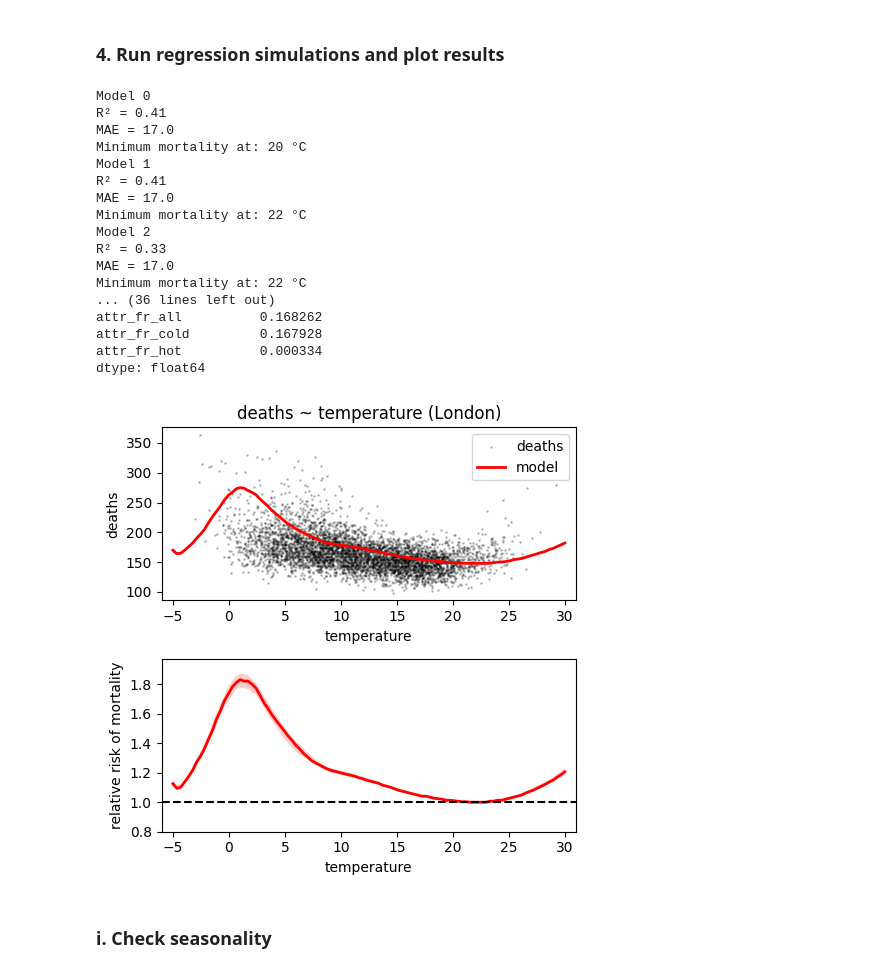
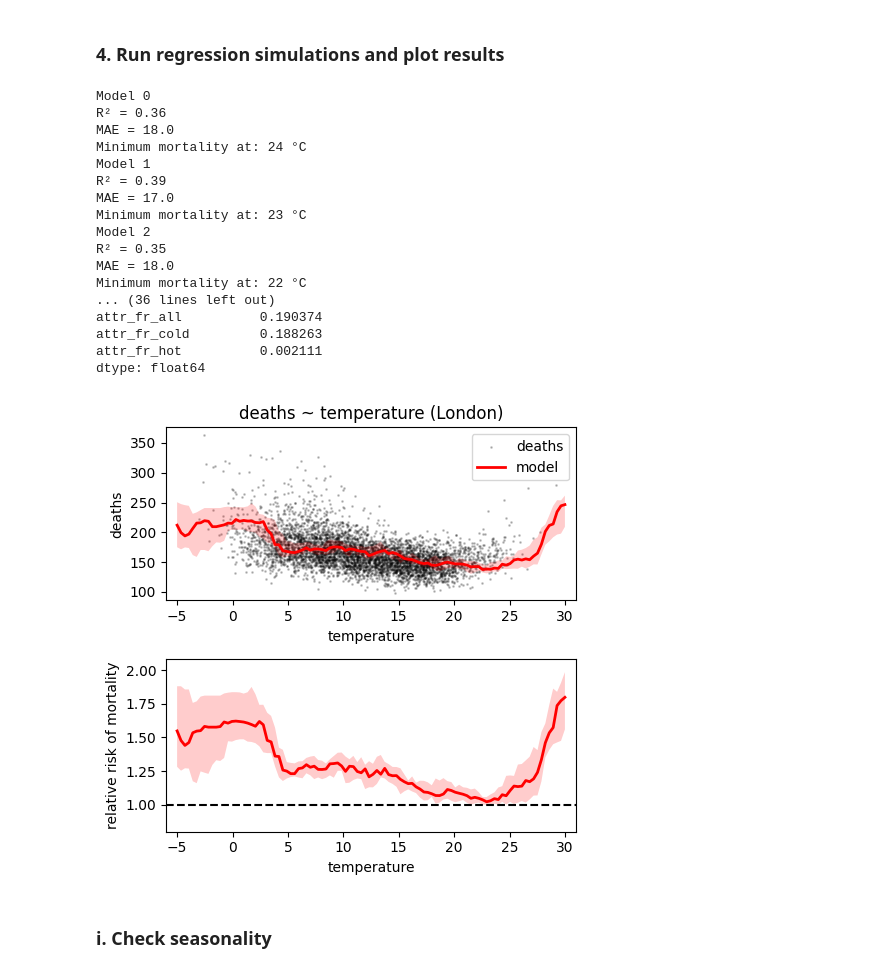
Before and after one commit to onssoschi/climatehealth, a Jupyter notebook: archive/temp_dlnm_python_v1.ipynb, the cells around one changed output. Drawn from its saved outputs; the diff is of its cells as text; code cells hidden in the pictures.

```diff
--- a/archive/temp_dlnm_python_v1.ipynb
+++ b/archive/temp_dlnm_python_v1.ipynb
@@ -162,8 +162,9 @@ temps = np.linspace(-5, 30, num = 100)
 # Number of simulations for confidence intervals
 number_of_simulations = 10
 
-# Bootstraps for relative-risk confidence intervals
-bootstraps = np.zeros((number_of_simulations, len(temps)))
+# Bootstraps for relative-risk and predicted deaths confidence intervals
+bootstraps_rr = np.zeros((number_of_simulations, len(temps)))
+bootstraps_preds = np.zeros((number_of_simulations, len(temps)))
 
 # Model simulations
 simulations = []
@@ -286,7 +287,8 @@ while simulation < number_of_simulations:
     af_hot = an_hot/np.sum(df['death'])
 
     # Append results to lists at top of cell
-    bootstraps[simulation] = rel_risk
+    bootstraps_rr[simulation] = rel_risk
+    bootstraps_preds[simulation] = y_preds_rounded
 
     simulations.append(simulation)
 
@@ -310,10 +312,15 @@ results_df = pd.DataFrame({'simulation':simulations,
 
 print(f'Mean results = \n{results_df.mean(numeric_only = True)}')
 
-# Get confidence intervals from bootstraps
-lower = np.percentile(bootstraps, 2.5, axis = 0)
-upper  = np.percentile(bootstraps, 97.5, axis = 0)
-middle = np.percentile(bootstraps, 50, axis = 0)
+# Get relative risk confidence intervals from bootstraps
+lower_rr = np.percentile(bootstraps_rr, 2.5, axis = 0)
+upper_rr  = np.percentile(bootstraps_rr, 97.5, axis = 0)
+middle_rr = np.percentile(bootstraps_rr, 50, axis = 0)
+
+# Get predicted deaths confidence intervals from bootstraps
+lower_preds = np.percentile(bootstraps_preds, 2.5, axis = 0)
+upper_preds  = np.percentile(bootstraps_preds, 97.5, axis = 0)
+middle_preds = np.percentile(bootstraps_preds, 50, axis = 0)
 
 # Plot results
 fig, ax = plt.subplots(nrows = 2, figsize = (5, 5))
@@ -321,51 +328,52 @@ fig, ax = plt.subplots(nrows = 2, figsize = (5, 5))
 ax[0].scatter(df['tmean'], df['death'],
               label='deaths', s = 1, color = 'k', alpha = 0.2)
 
-ax[0].plot(temps, y_preds_rounded,
+ax[0].plot(temps, middle_preds,
            color='red', lw= 2,
            label = 'model')
+ax[0].fill_between(temps, lower_preds, upper_preds, color='red', alpha= 0.2, edgecolor = None)
 
 ax[0].set(xlabel = 'temperature',
           ylabel = 'deaths',
           title = f'deaths ~ temperature ({region})',
           xlim = (temps.min() - 1, temps.max() + 1))
 
 ax[0].legend()
 
-ax[1].plot(temps, middle,
+ax[1].plot(temps, middle_rr,
            color='red', lw= 2,
            label = 'relative risk of mortality')
-ax[1].fill_between(temps, lower, upper, color='red', alpha= 0.2, edgecolor = None)
+ax[1].fill_between(temps, lower_rr, upper_rr, color='red', alpha= 0.2, edgecolor = None)
 
 ax[1].set(xlabel = 'temperature',
           ylabel = 'relative risk of mortality',
          xlim = (temps.min() - 1, temps.max() + 1),
-         ylim = (0.8, max(upper) + 0.1))
+         ylim = (0.8, max(upper_rr) + 0.1))
 
 ax[1].hlines(1, temps.min() - 1, temps.max() + 1,
              linestyle = '--', color = 'k')
 
 plt.tight_layout()
 plt.show()
 # %% [output]
 Model 0
-R² = 0.41
+R² = 0.36
+MAE = 18.0
+Minimum mortality at: 24 °C
+Model 1
+R² = 0.39
 MAE = 17.0
-Minimum mortality at: 20 °C
-Model 1
-R² = 0.41
-MAE = 17.0
-Minimum mortality at: 22 °C
+Minimum mortality at: 23 °C
 Model 2
-R² = 0.33
-MAE = 17.0
+R² = 0.35
+MAE = 18.0
 Minimum mortality at: 22 °C
 ... (36 lines left out)
-attr_fr_all          0.168262
-attr_fr_cold         0.167928
-attr_fr_hot          0.000334
+attr_fr_all          0.190374
+attr_fr_cold         0.188263
+attr_fr_hot          0.002111
 dtype: float64
-[figure, old version]
+[figure, new version]
 # %% [markdown]
 ### i. Check seasonality
 # %%
```
